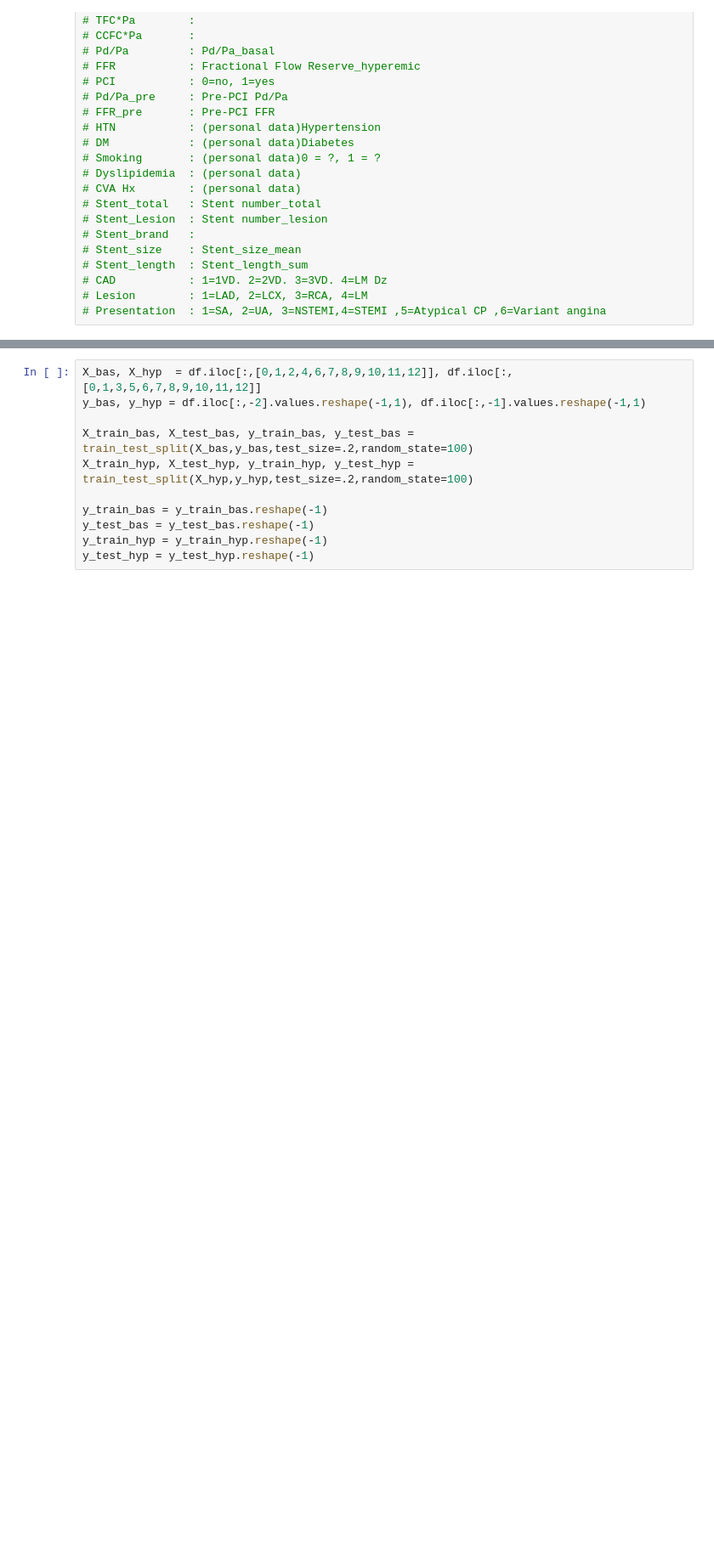
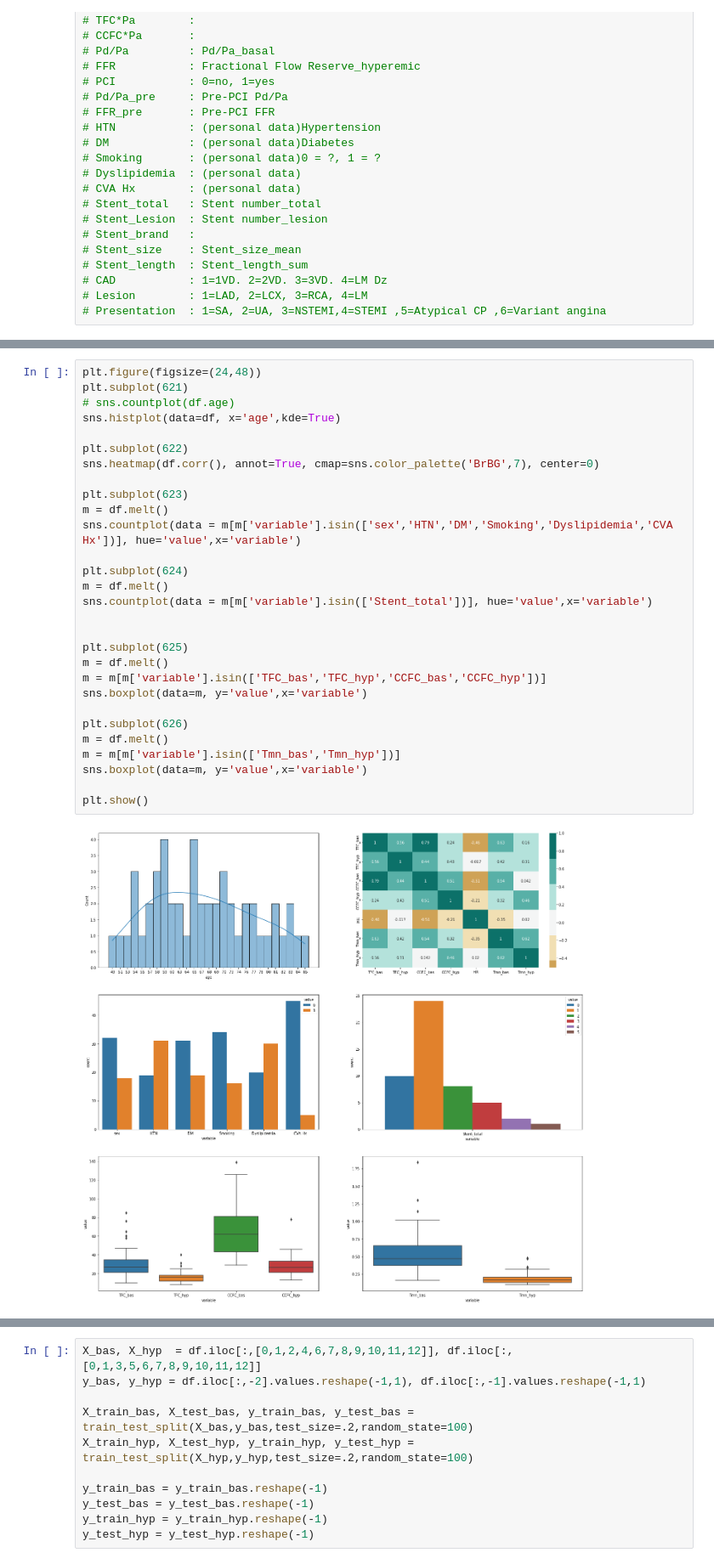
Before and after one commit to eastk1te/P.T, a Jupyter notebook: Side_Project/Capstone/coronary_angiography.ipynb, the cells around one changed output, grey strips where cells are left out. Shown at 85% size. Drawn from its saved outputs; the diff is of its cells as text; blank space fills up the shorter version.

```diff
--- a/Side_Project/Capstone/coronary_angiography.ipynb
+++ b/Side_Project/Capstone/coronary_angiography.ipynb
@@ -116,0 +135,31 @@ df
+# %%
+plt.figure(figsize=(24,48))
+plt.subplot(621)
+# sns.countplot(df.age)
+sns.histplot(data=df, x='age',kde=True)
+
+plt.subplot(622)
+sns.heatmap(df.corr(), annot=True, cmap=sns.color_palette('BrBG',7), center=0)
+
+plt.subplot(623)
+m = df.melt()
+sns.countplot(data = m[m['variable'].isin(['sex','HTN','DM','Smoking','Dyslipidemia','CVA Hx'])], hue='value',x='variable')
+
+plt.subplot(624)
+m = df.melt()
+sns.countplot(data = m[m['variable'].isin(['Stent_total'])], hue='value',x='variable')
+
+
+plt.subplot(625)
+m = df.melt()
+m = m[m['variable'].isin(['TFC_bas','TFC_hyp','CCFC_bas','CCFC_hyp'])]
+sns.boxplot(data=m, y='value',x='variable')
+
+plt.subplot(626)
+m = df.melt()
+m = m[m['variable'].isin(['Tmn_bas','Tmn_hyp'])]
+sns.boxplot(data=m, y='value',x='variable')
+
+plt.show()
+# %% [output]
+[figure, added]
```
Also changed, not shown: parts of 18 cells of this notebook.
